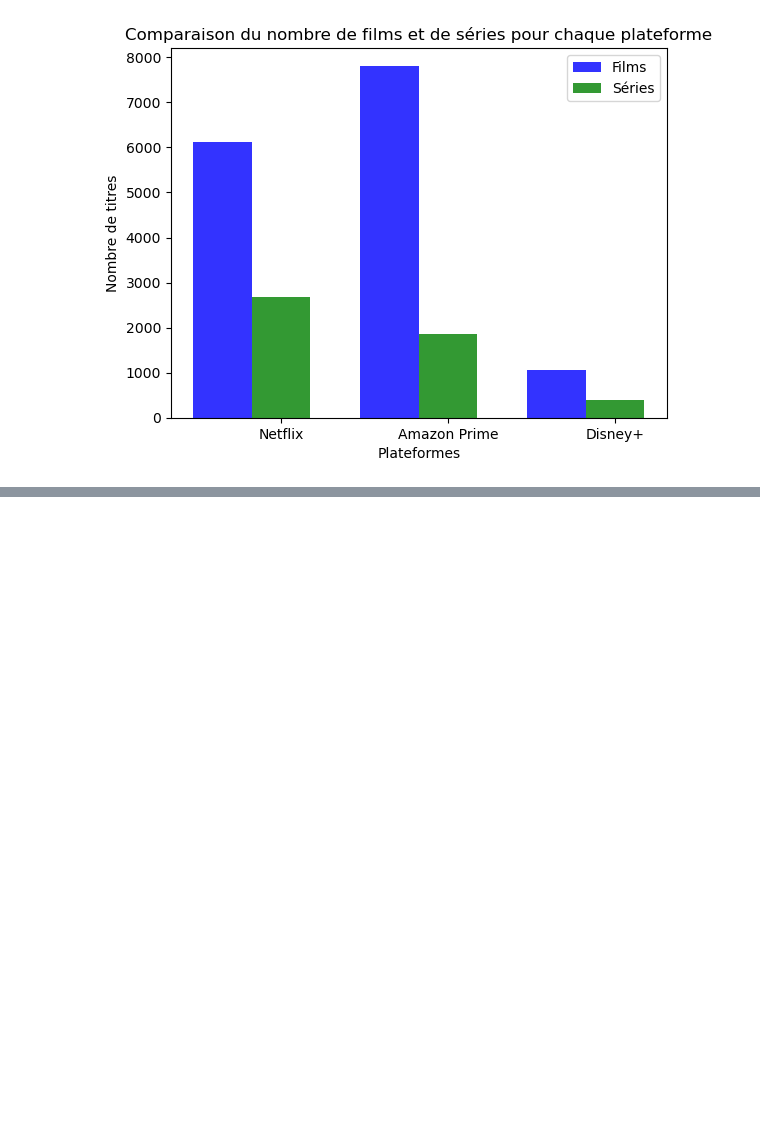
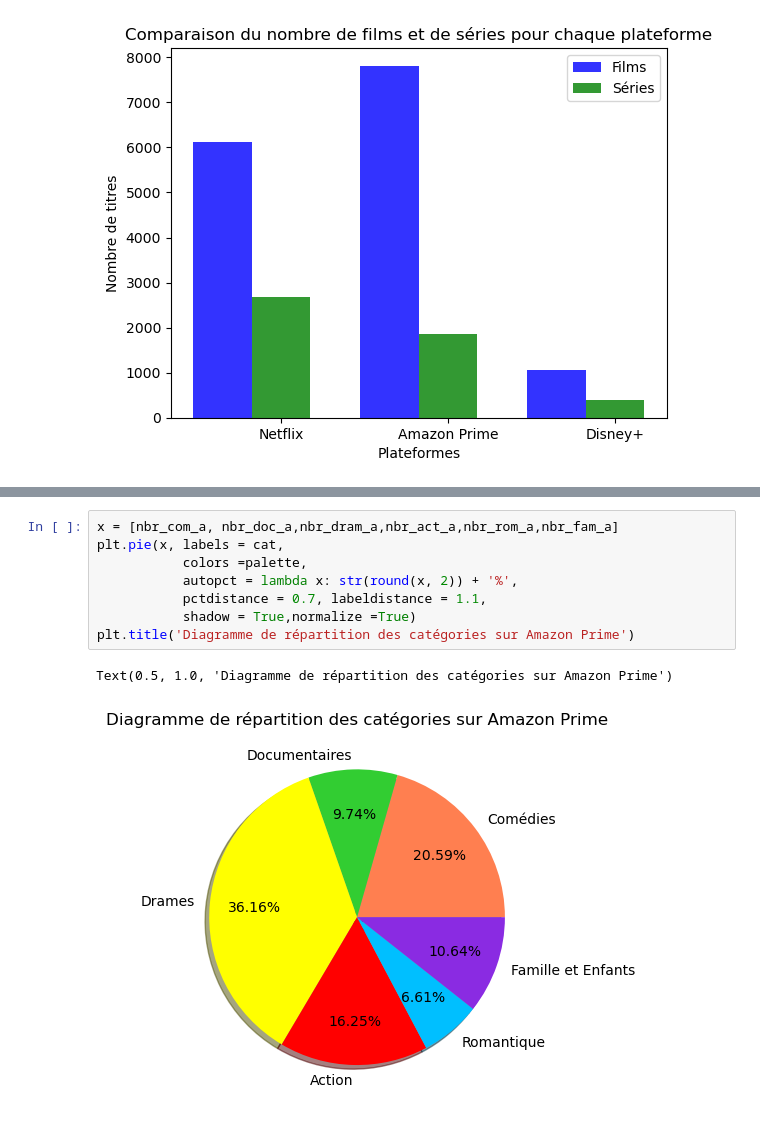
Before and after one commit to Odin688/Python_Capitalism, a Jupyter notebook: projet/study.ipynb, the cells around one changed output, grey strips where cells are left out. Saved outputs shown, nothing was run; the diff lists cells and outputs as text; blank space fills up the shorter version.

```diff
--- a/projet/study.ipynb
+++ b/projet/study.ipynb
@@ -122,0 +150,11 @@ nbr_doc_d = df[(df.listed_in.str.contains('Drama')) & (df['Platform'] == 'Disney
+# %%
+x = [nbr_com_a, nbr_doc_a,nbr_dram_a,nbr_act_a,nbr_rom_a,nbr_fam_a]
+plt.pie(x, labels = cat,
+           colors =palette,
+           autopct = lambda x: str(round(x, 2)) + '%',
+           pctdistance = 0.7, labeldistance = 1.1,
+           shadow = True,normalize =True)
+plt.title('Diagramme de répartition des catégories sur Amazon Prime')
+# %% [output]
+Text(0.5, 1.0, 'Diagramme de répartition des catégories sur Amazon Prime')
+[figure, added]
```
Also changed, not shown: parts of 7 cells of this notebook.
